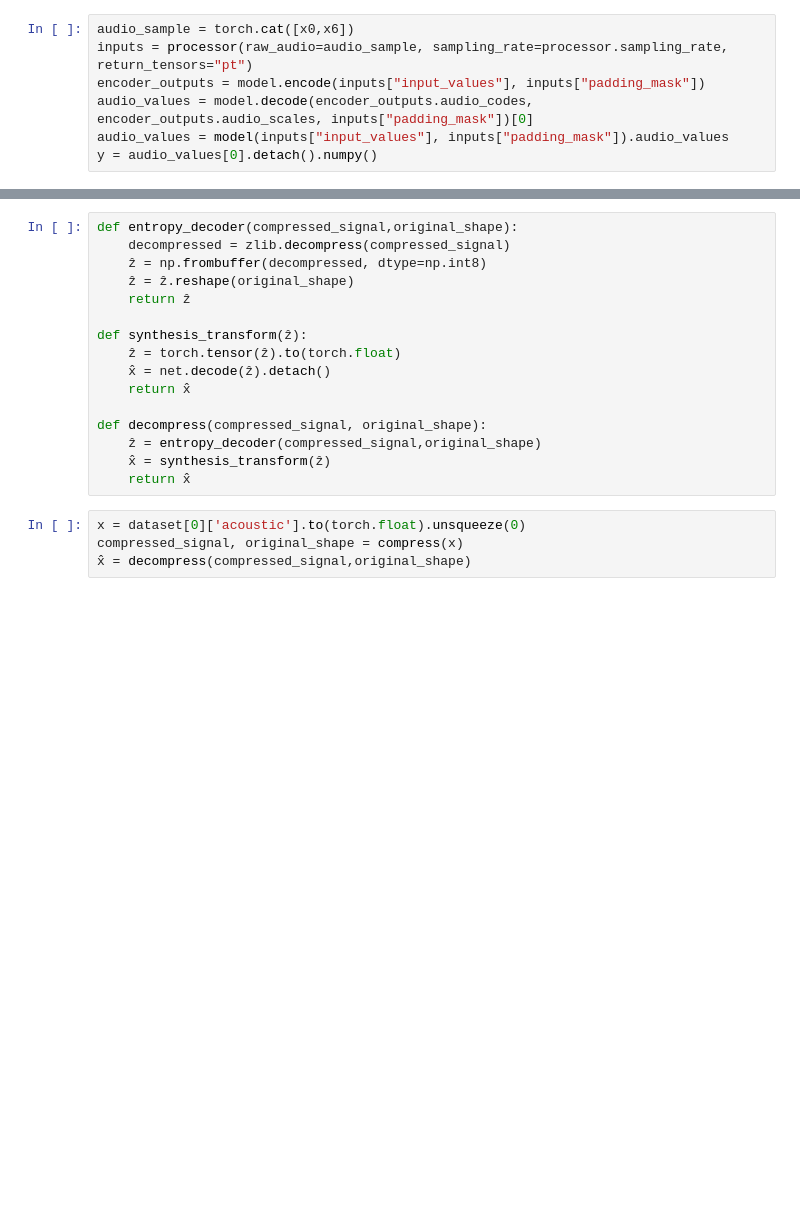
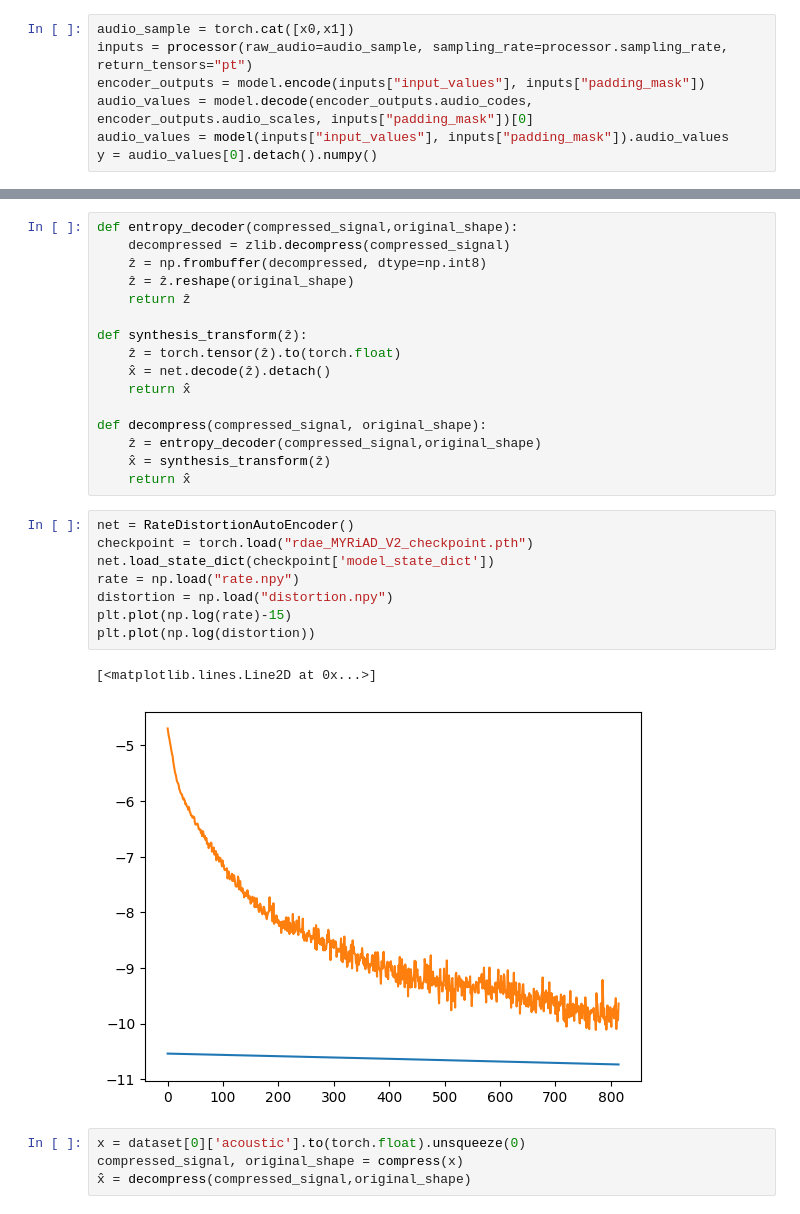
Before and after one commit to danjacobellis/moco, a Jupyter notebook: MYRIAD_V2_RDAE_inference.ipynb, the cells around one changed output, grey strips where cells are left out. Saved outputs shown, nothing was run; the diff lists cells and outputs as text; blank space fills up the shorter version.

```diff
--- a/MYRIAD_V2_RDAE_inference.ipynb
+++ b/MYRIAD_V2_RDAE_inference.ipynb
@@ -65,7 +66,7 @@ processor = AutoProcessor.from_pretrained("facebook/encodec_48khz")
 # %% [output]
 Could not find image processor class in the image processor config or the model config. Loading based on pattern matching with the model's feature extractor configuration.
 # %%
-audio_sample = torch.cat([x0,x6])
+audio_sample = torch.cat([x0,x1])
 inputs = processor(raw_audio=audio_sample, sampling_rate=processor.sampling_rate, return_tensors="pt")
 encoder_outputs = model.encode(inputs["input_values"], inputs["padding_mask"])
 audio_values = model.decode(encoder_outputs.audio_codes, encoder_outputs.audio_scales, inputs["padding_mask"])[0]
@@ -205,6 +200,17 @@ def decompress(compressed_signal, original_shape):
     ẑ = entropy_decoder(compressed_signal,original_shape)
     x̂ = synthesis_transform(ẑ)
     return x̂
+# %%
+net = RateDistortionAutoEncoder()
+checkpoint = torch.load("rdae_MYRiAD_V2_checkpoint.pth")
+net.load_state_dict(checkpoint['model_state_dict'])
+rate = np.load("rate.npy")
+distortion = np.load("distortion.npy")
+plt.plot(np.log(rate)-15)
+plt.plot(np.log(distortion))
+# %% [output]
+[<matplotlib.lines.Line2D at 0x...>]
+[figure, added]
 # %%
 x = dataset[0]['acoustic'].to(torch.float).unsqueeze(0)
 compressed_signal, original_shape = compress(x)
```
Also changed, not shown: parts of 10 cells of this notebook.
